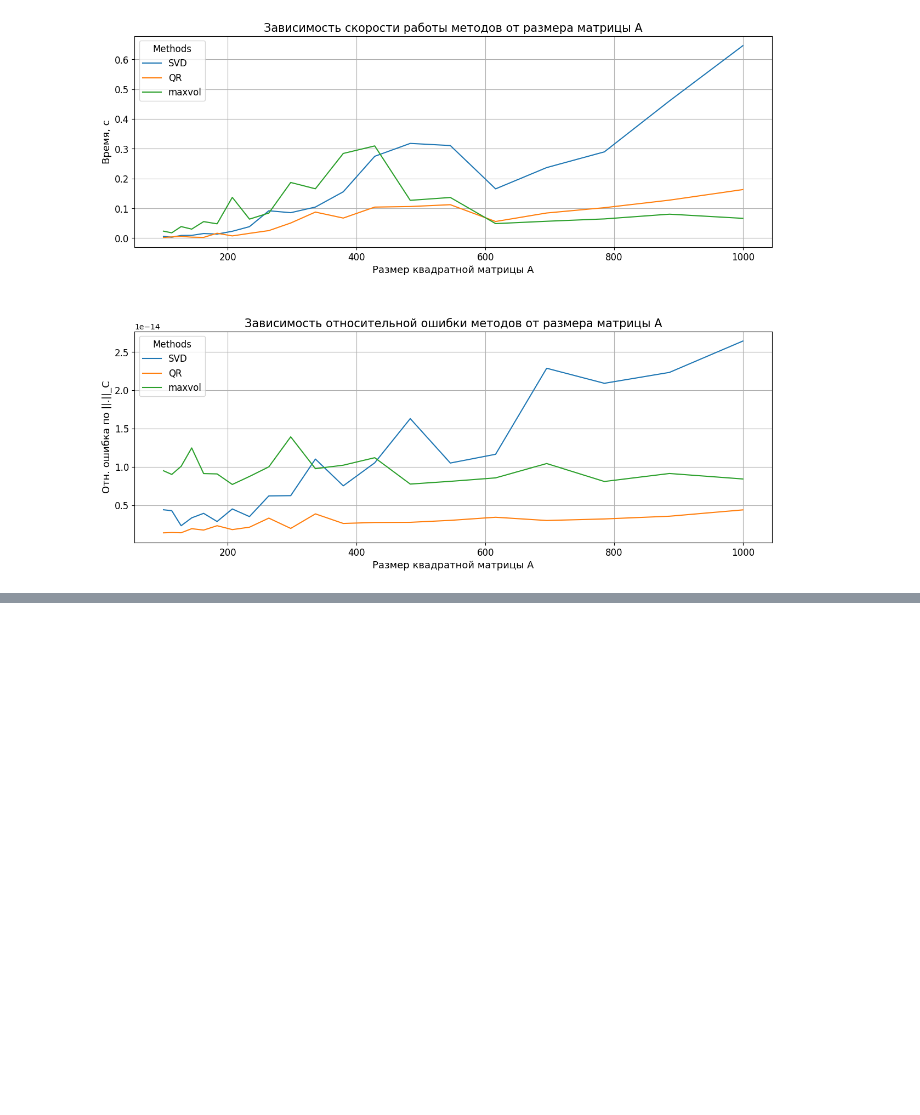
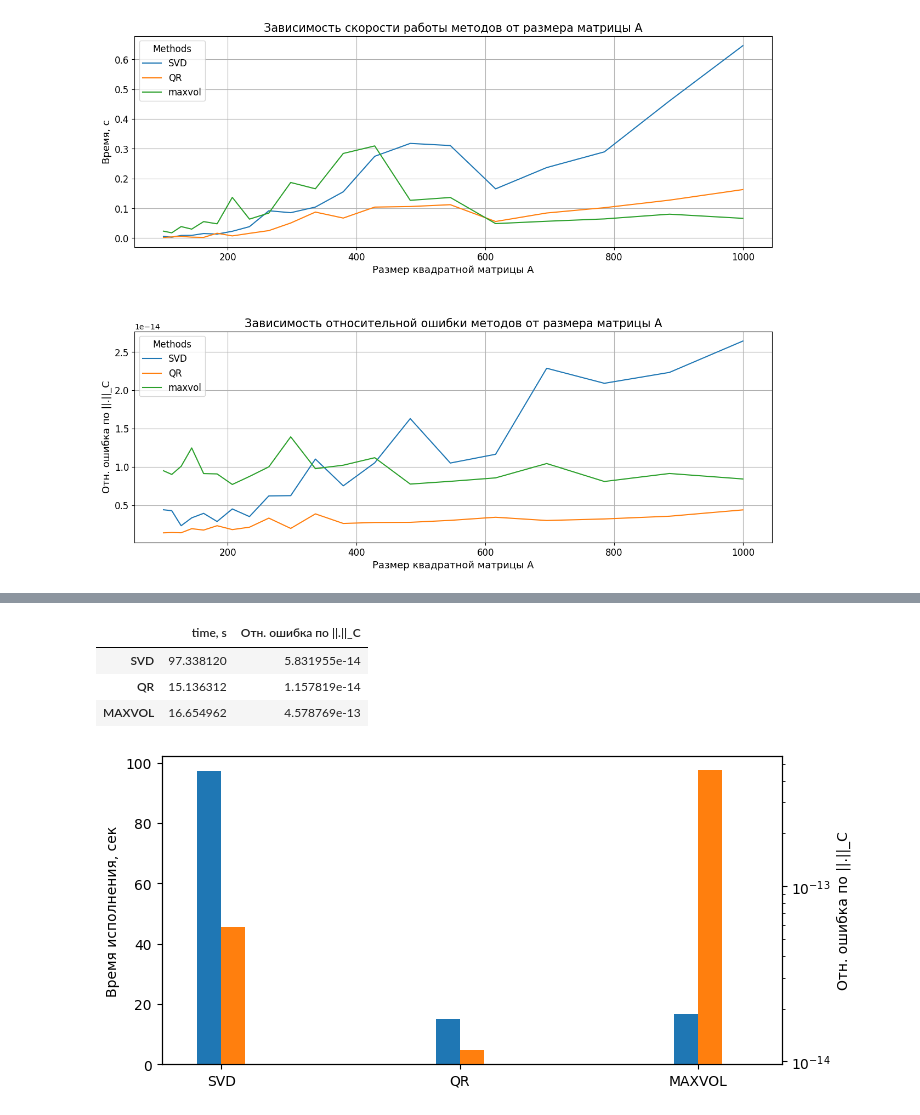
Before and after one commit to ol3gka/AI_Masters_NLA_projects_Matrix_Masters, a Jupyter notebook: Maxvol_code.ipynb, the cells around one changed output, grey strips where cells are left out. Cells and saved outputs as stored; diff of their text form; code cells hidden in the pictures; blank space fills up the shorter version.

```diff
--- a/Maxvol_code.ipynb
+++ b/Maxvol_code.ipynb
@@ -745,0 +928,5 @@ plt.show()
+# %%
+A = R_demeaned.copy()
+r = 64
+
+time_dict_recommend, norm_dict_recommend = {}, {}
@@ -745,0 +953,26 @@ plt.show()
+# %%
+df1 = pd.DataFrame(data=time_dict_recommend.values(), columns=["time, s"], index=time_dict_recommend.keys())
+df2 = pd.DataFrame(data=norm_dict_recommend.values(), columns=["Отн. ошибка по ||.||_C"], index=norm_dict_recommend.keys())
+
+experiments_recommended = pd.concat([df1, df2], axis=1)
+experiments_recommended
+# %% [output]
+|  | time, s | Отн. ошибка по ||.||_C |
+| SVD | 97.338120 | 5.831955e-14 |
+| QR | 15.136312 | 1.157819e-14 |
+| MAXVOL | 16.654962 | 4.578769e-13 |
+# %%
+fig, ax = plt.subplots(1,1, figsize=(8, 4))
+ax2 = ax.twinx()
+width = 0.1
+experiments_recommended["time, s"].plot(kind='bar', color='C0', ax=ax, width=width, position=1, rot=0)
+experiments_recommended["Отн. ошибка по ||.||_C"].plot(kind='bar', color='C1', ax=ax2, width=width, position=0, rot=0)
+
+ax.set_ylabel('Время исполнения, сек')
+ax2.set_ylabel('Отн. ошибка по ||.||_C')
+ax2.set_yscale('log')
+
+plt.savefig('recommended1.png')
+plt.show()
+# %% [output]
+[figure, added]
```
Also changed, not shown: parts of 21 cells of this notebook.
